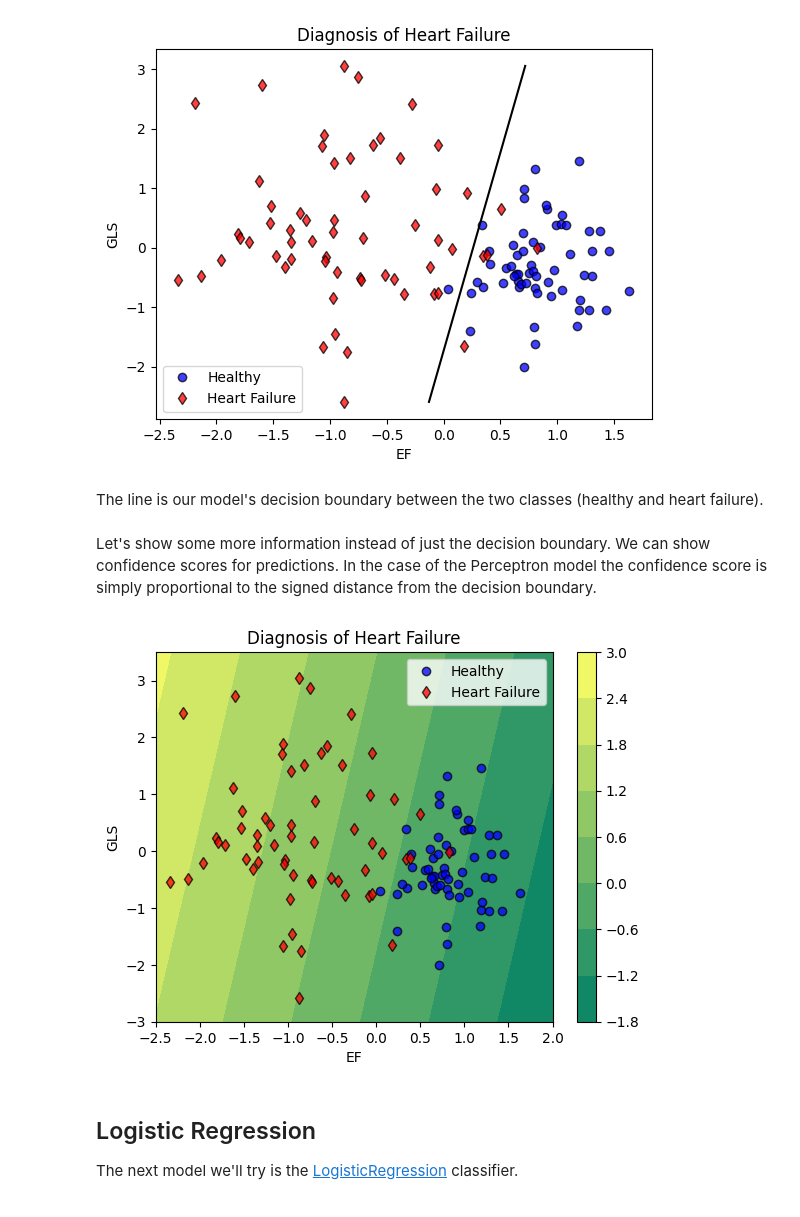
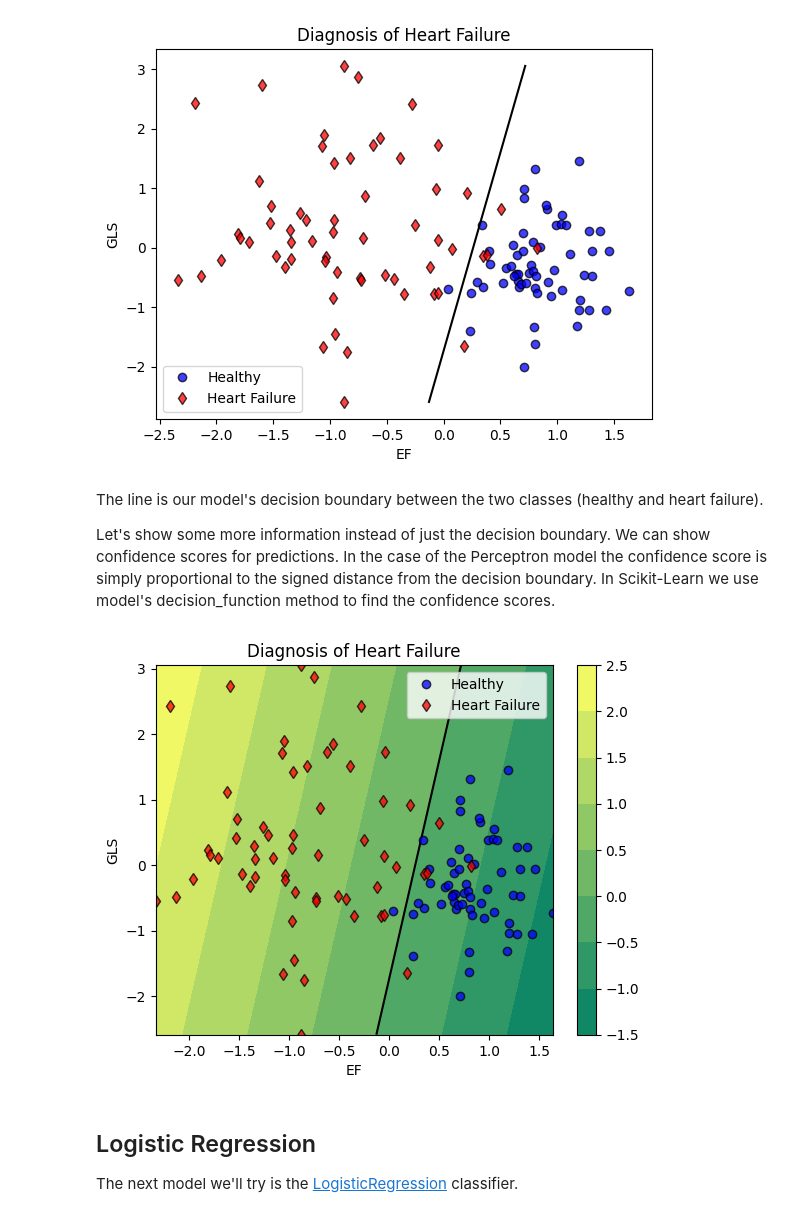
Before and after one commit to MaralAminpour/ML-BME-UofA, a Jupyter notebook: Week-3-Classification-models/3.2-Classification-models.ipynb, the cells around one changed output. Drawn from its saved outputs; the diff is of its cells as text; code cells hidden in the pictures.

```diff
--- a/Week-3-Classification-models/3.2-Classification-models.ipynb
+++ b/Week-3-Classification-models/3.2-Classification-models.ipynb
@@ -254,44 +283,52 @@ PlotDecisionBoundary(p_model, X, y)
 [figure]
 # %% [markdown]
 The line is our model's decision boundary between the two classes (healthy and heart failure).
+
+Let's show some more information instead of just the decision boundary. We can show confidence scores for predictions. In the case of the Perceptron model the confidence score is simply proportional to the signed distance from the decision boundary. In Scikit-Learn we use model's decision_function method to find the confidence scores.
-# %% [markdown]
-Let's show some more information instead of just the decision boundary. We can show confidence scores for predictions. In the case of the Perceptron model the confidence score is simply proportional to the signed distance from the decision boundary.
 # %%
+# Plot the decision boundary for a linear model
+# This function is only for linear models with 2 features
 def PlotConfidenceScores(model, X, y, label=1):
 
-    # Create an 1D array of samples for each feature
-    x1 = np.linspace(-2.5, 2, 1000)
-    x2 = np.linspace(-3, 3.5, 1000).T # note the transpose
+    # Create 1D arrays of points for each feature (we have 2 features in this example)
+    x1 = np.linspace(X[:,0].min(), X[:,0].max(), 1000)
+    x2 = np.linspace(X[:,1].min(), X[:,1].max(), 1000).T # Note the transpose
 
-    # Creates 2D arrays that hold the coordinates in 2D feature space
+    # Create 2D arrays that hold the coordinates in 2D feature space
     x1, x2 = np.meshgrid(x1, x2)
 
-    # Flatten x1 and x2 to 1D vector and concatenate into a feature matrix
-    feature_space = np.c_[x1.ravel(), x2.ravel()]
+    # Flatten x1 and x2 to 1D vectors and concatenate into a feature matrix
+    Xp = np.c_[x1.ravel(), x2.ravel()]
 
-    # Predict labels for the whole feature space
-    decision_function = model.decision_function(feature_space)
+    # Predict confidence scores for the whole feature space
+    df = model.decision_function(Xp)
 
     # Select the class
-    #p = decision_function[:, label]
-    p = decision_function[:]
+    # Note that the confidence scores are >0 for class 1 (positive class)
+    # If we want to show the confidence scores for class 0 (negative class) we multiply by -1
+    if label == 0:
+        df *= -1
 
     # Reshape to 2D
-    p = p.reshape(x1.shape)
+    df = df.reshape(x1.shape)
 
-    # Plot using contourf
-    plt.contourf(x1, x2, p, cmap = 'summer')
+    # Plot using contourf to generate colored regions
+    plt.contourf(x1, x2, df, cmap = 'summer')
 
-    # Add colorbar
+    # Add a colorbar
     plt.colorbar()
 
-    # Plot data
+    # Also, plot the line where the confidence score == 0, i.e. the decision boundary
+    plt.contour(x1, x2, df, levels=[0], colors='k')
+
+    # Also plot the data
     PlotData(X, y)
+
     plt.show()
 
 PlotConfidenceScores(p_model, X, y, label=1)
 # %% [output]
-[figure, old version]
+[figure, new version]
 # %% [markdown]
 ## Logistic Regression
 
```
Also changed, not shown: parts of 30 cells of this notebook, 7 other files.
